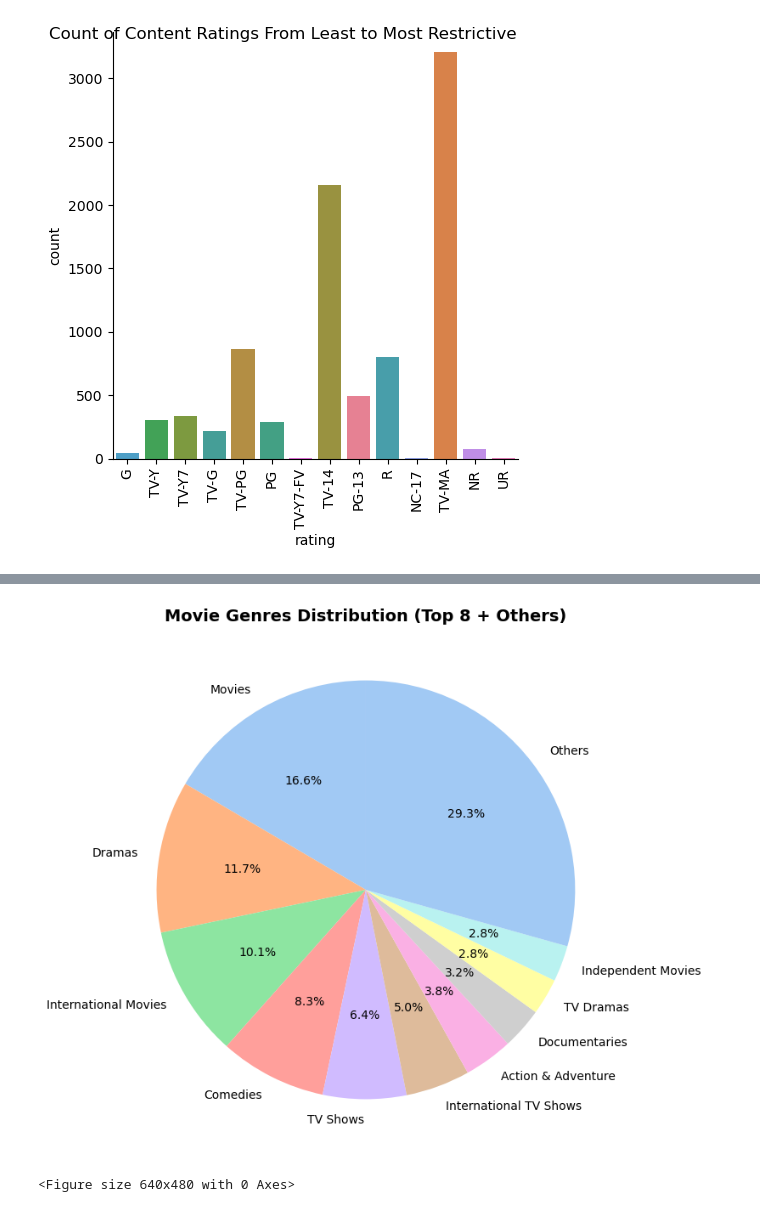
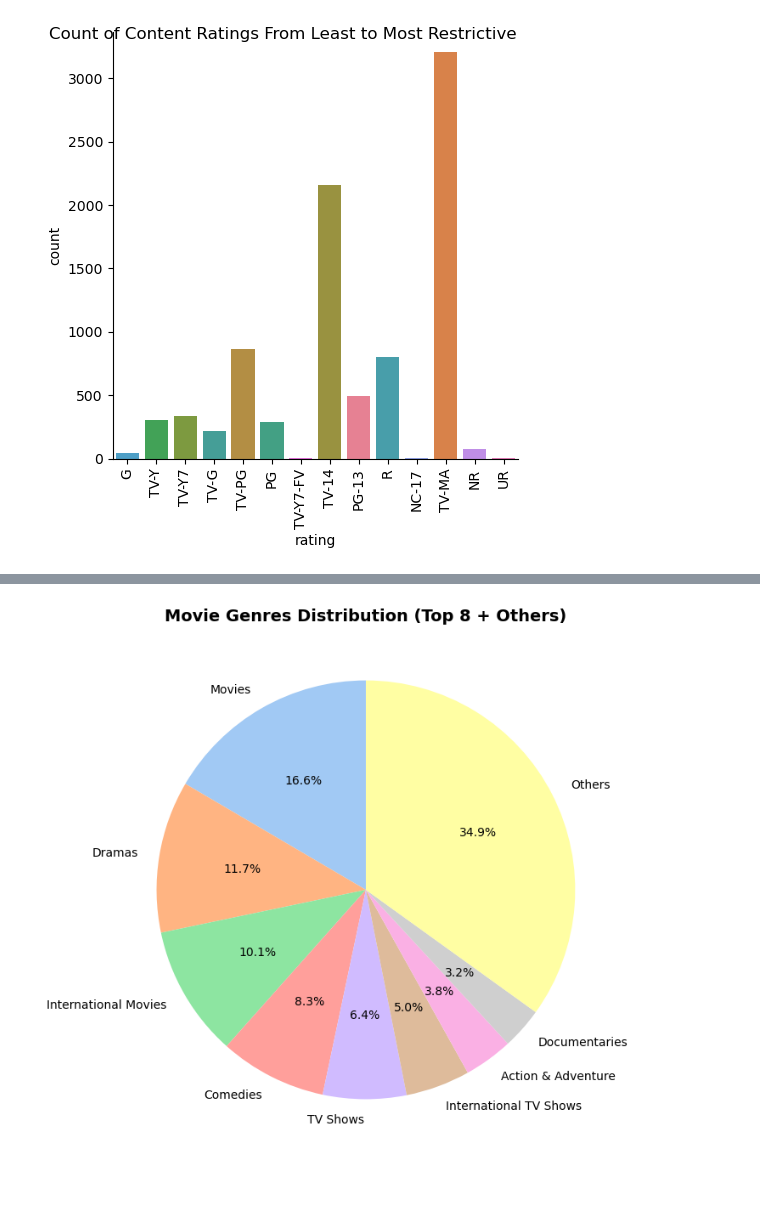
Before and after one commit to HaileleulGirma/Netflix-data-exploration, a Jupyter notebook: Netflix data EDA.ipynb, the cells around one changed output, grey strips where cells are left out. Drawn from its saved outputs; the diff is of its cells as text; code cells hidden in the pictures.

Commit message:
fix pie chart code

```diff
--- a/Netflix data EDA.ipynb
+++ b/Netflix data EDA.ipynb
@@ -356,27 +296,23 @@ listed_in_df = tmp_input_data.drop(['show_id', 'type', 'title', 'director', 'cou
 # %%
 genre_sum = {}
 for col in listed_in_df.columns:
     genre_sum[col]= listed_in_df[col].sum()
 
-top_n = 10
+top_n = 8
 
 sorted_genres = sorted(genre_sum.items(), key=lambda item: item[1], reverse=True)
 top_genres = dict(sorted_genres[:top_n])
 
-# Sum the remaining genres and add them as "Others"
+
 others_count = sum([count for _, count in sorted_genres[top_n:]])
 if others_count > 0:
     top_genres['Others'] = others_count
 
-# Use a Seaborn color palette
 colors = sns.color_palette("pastel", len(top_genres))
 
-# Plot the pie chart
 plt.figure(figsize=(8, 8))
 plt.pie(top_genres.values(), labels=top_genres.keys(), autopct='%1.1f%%', startangle=90, colors=colors)
 plt.title('Movie Genres Distribution (Top 8 + Others)', fontsize=14, fontweight='bold')
-plt.show()
 plt.savefig('images/Top 8 movie genres')
 # %% [output]
-[figure, old version]
+[figure, new version]
-<Figure size 640x480 with 0 Axes>
```
Also changed, not shown: parts of 7 cells of this notebook, 1 other file.
